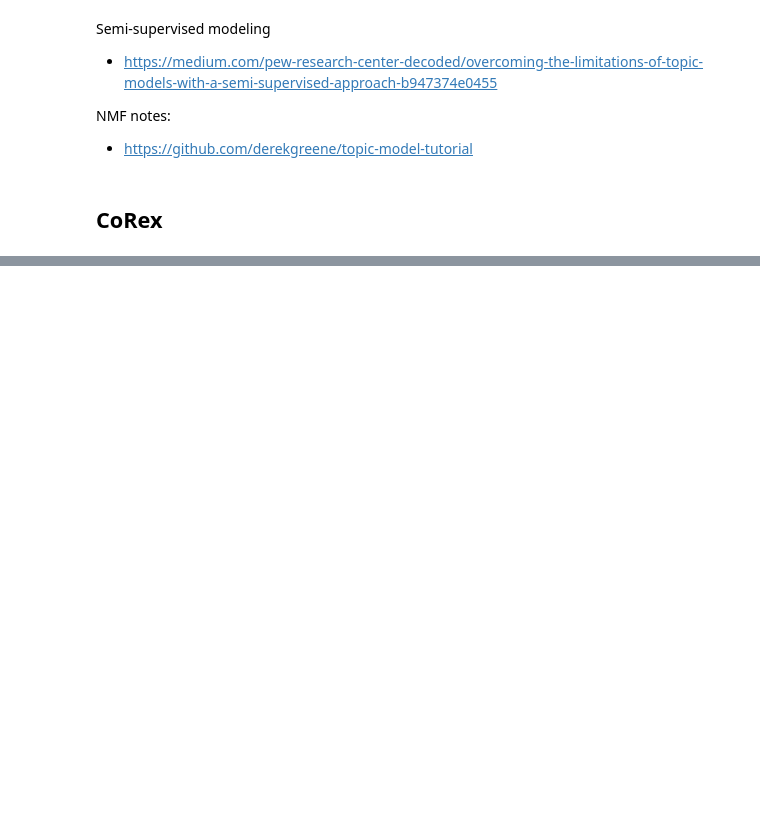
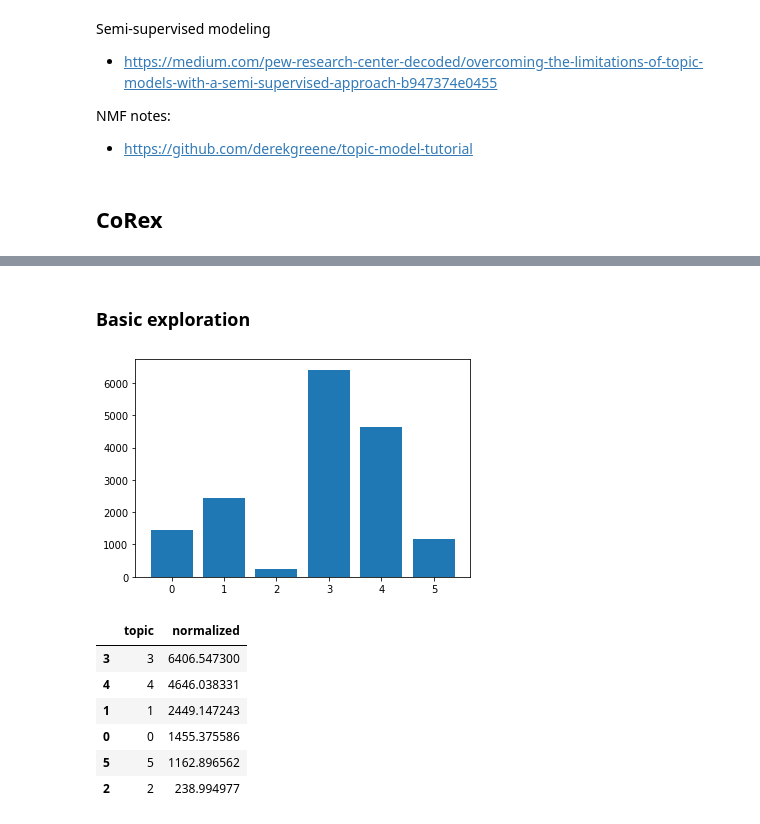
Before and after one commit to COVID19-DVRN/P_13a-Public-sentiment-toward-government-handling-of-COVID-19-and-treatment-of-the-incarcerated-, a Jupyter notebook: notebooks/TopicModeling.ipynb, the cells around one changed output, grey strips where cells are left out. Drawn from its saved outputs; the diff is of its cells as text; code cells hidden in the pictures; blank space fills up the shorter version.

```diff
--- a/notebooks/TopicModeling.ipynb
+++ b/notebooks/TopicModeling.ipynb
@@ -111,6 +167,10 @@ sentence_article_ids = np.array(sentence_article_ids)
 # %%
 sentence_list_pd = pd.DataFrame(sentence_list, columns=['sentence'])
 sentence_list_pd['stories_id'] = sentence_article_ids
+sentence_list_pd['sentence_id'] = np.arange(len(sentence_list_pd))
+
+story_sentence_counts = sentence_list_pd.groupby('stories_id').aggregate('count').reset_index()
+story_sentence_counts = story_sentence_counts.rename({'sentence':'sentence_count'}, axis=1)
 # %%
 # sentence_list_pd.to_csv(sentences_story_id_path, index=False)
 
@@ -787,0 +536,5 @@ NameError: name 'ct' is not defined
+# %%
+# Load model when needed
+infile = open(topic_model_filepath,'rb')
+topic_model = pickle.load(infile)
+infile.close()
@@ -787,0 +587,14 @@ NameError: name 'ct' is not defined
+# %%
+sentence_topic_ids = np.argmax(topic_model.p_y_given_x, axis=1)
+
+sentence_topics = copy.deepcopy(sentence_list_pd)
+sentence_topics['topic'] = sentence_topic_ids
+sentence_topics = sentence_topics.merge(story_sentence_counts, on='stories_id', how='left')
+sentence_topics = sentence_topics.merge(news[['publish_date', 'stories_id']], on='stories_id', how='left')
+sentence_topics['normalized'] = 1 / sentence_topics['sentence_count']
+sentence_topics = sentence_topics.sort_values(by='publish_date')
+
+sentence_topics = sentence_topics.drop_duplicates(subset='sentence_id_x')
+sentence_topics = sentence_topics.drop('sentence_id_x', axis=1)
+sentence_topics = sentence_topics.rename({'sentence_id_y':'sentence_id'}, axis=1)
+sentence_topics
@@ -787,0 +613,19 @@ NameError: name 'ct' is not defined
+# %% [markdown]
+### Basic exploration
+# %%
+topic_totals = sentence_topics[['topic', 'normalized']].groupby('topic').aggregate(sum).reset_index()
+topic_totals = topic_totals.sort_values(by='normalized', ascending=False)
+
+plt.bar(topic_totals['topic'], topic_totals['normalized'])
+plt.show()
+
+topic_totals[0:8]
+# %% [output]
+[figure, added]
+|  | topic | normalized |
+| 3 | 3 | 6406.547300 |
+| 4 | 4 | 4646.038331 |
+| 1 | 1 | 2449.147243 |
+| 0 | 0 | 1455.375586 |
+| 5 | 5 | 1162.896562 |
+| 2 | 2 | 238.994977 |
```
Also changed, not shown: parts of 109 cells of this notebook.
